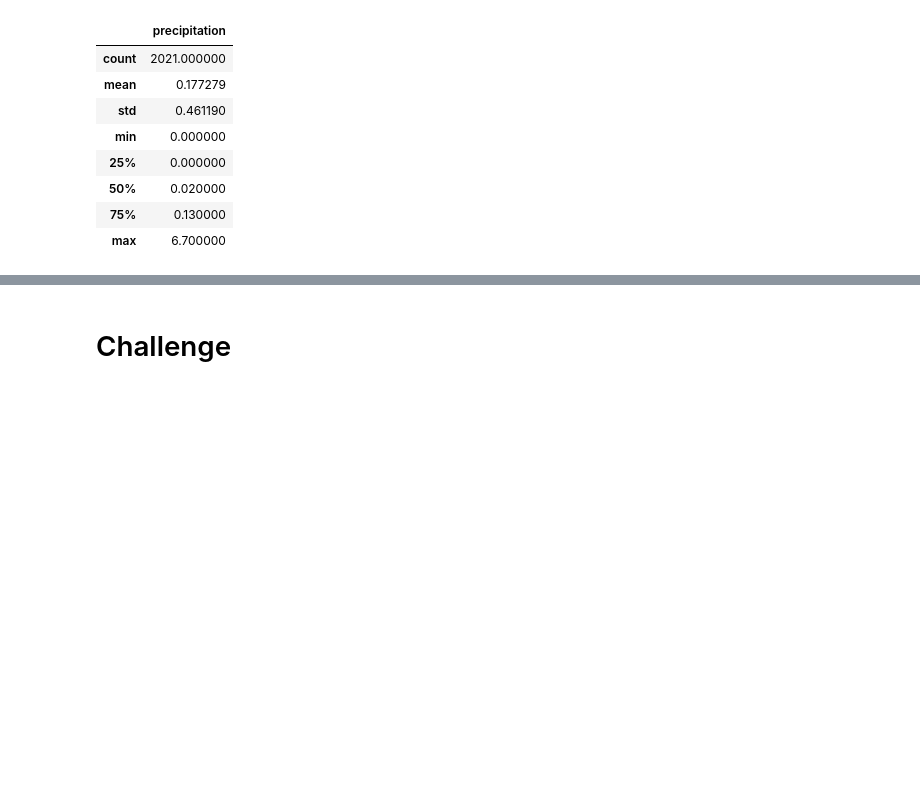
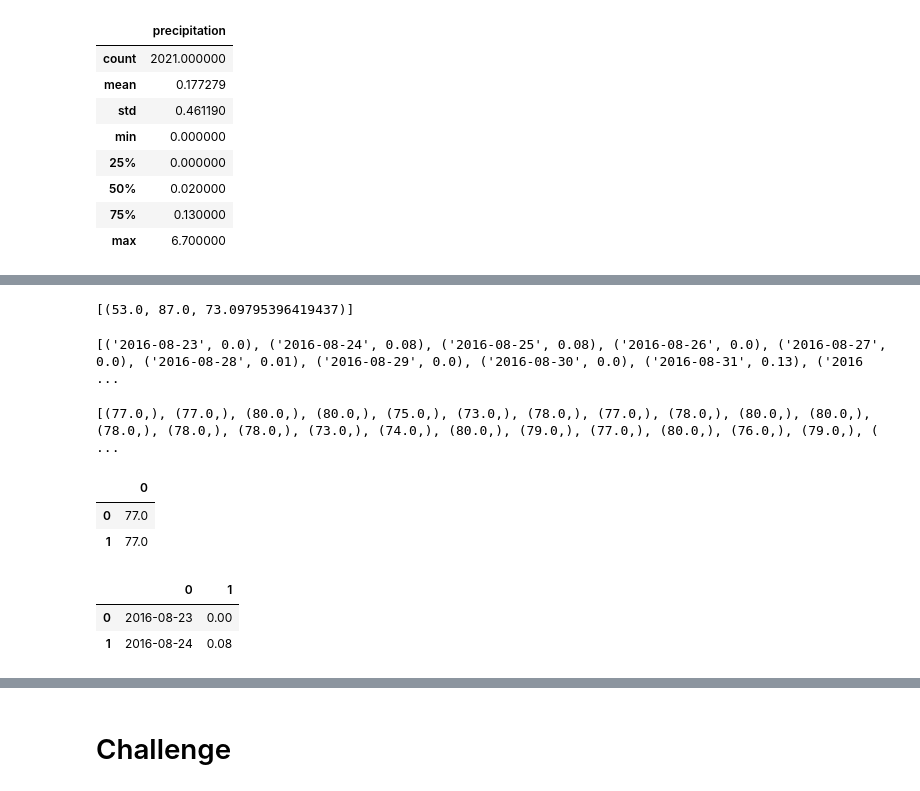
Before and after one commit to NitewingGW/surfs_up, a Jupyter notebook: climate_analysis.ipynb, the cells around one changed output, grey strips where cells are left out. Drawn from its saved outputs; the diff is of its cells as text; code cells hidden in the pictures; blank space fills up the shorter version.

```diff
--- a/climate_analysis.ipynb
+++ b/climate_analysis.ipynb
@@ -246,6 +291,42 @@ df.describe()
 # %%
+# func.min, func.max, and func.avg (minimum maximum average)
 # Using the station id from the previous query, calculate the lowest temperature recorded,
 # highest temperature recorded, and average temperature most active station?
+session.query(func.min(Measurement.tobs), func.max(Measurement.tobs), func.avg(Measurement.tobs)).all()
+# %% [output]
+[(53.0, 87.0, 73.09795396419437)]
 # %%
 # Choose the station with the highest number of temperature observations.
 # Query the last 12 months of temperature observation data for this station and plot the results as a histogram
+# query temperatures, filter on only one station,filter on data from only the last year
+# prev_year = dt.date(2017, 8, 23) - dt.timedelta(days=365)
+reesults = session.query(Measurement.tobs).\
+filter(Measurement.station == 'USC00519281').\
+filter(Measurement.date >= prev_year).all()
+print(results)
+# %% [output]
+[('2016-08-23', 0.0), ('2016-08-24', 0.08), ('2016-08-25', 0.08), ('2016-08-26', 0.0), ('2016-08-27', 0.0), ('2016-08-28', 0.01), ('2016-08-29', 0.0), ('2016-08-30', 0.0), ('2016-08-31', 0.13), ('2016 ...
+# %%
+#when not in variable date query does not print out dates
+session.query(Measurement.tobs).\
+filter(Measurement.station == 'USC00519281').\
+filter(Measurement.date >= prev_year).all()
+# %% [output]
+[(77.0,), (77.0,), (80.0,), (80.0,), (75.0,), (73.0,), (78.0,), (77.0,), (78.0,), (80.0,), (80.0,), (78.0,), (78.0,), (78.0,), (73.0,), (74.0,), (80.0,), (79.0,), (77.0,), (80.0,), (76.0,), (79.0,), ( ...
+# %%
+temps = pd.DataFrame(session.query(Measurement.tobs).\
+filter(Measurement.station == 'USC00519281').\
+filter(Measurement.date >= prev_year).all())
+temps.head(2)
+# %% [output]
+|  | 0 |
+| 0 | 77.0 |
+| 1 | 77.0 |
+# %%
+#must place in variable for data to show associated key:value  or row contents
+temps = pd.DataFrame(results)
+temps.head(2)
+# %% [output]
+|  | 0 | 1 |
+| 0 | 2016-08-23 | 0.00 |
+| 1 | 2016-08-24 | 0.08 |
```
Also changed, not shown: parts of 8 cells of this notebook.
